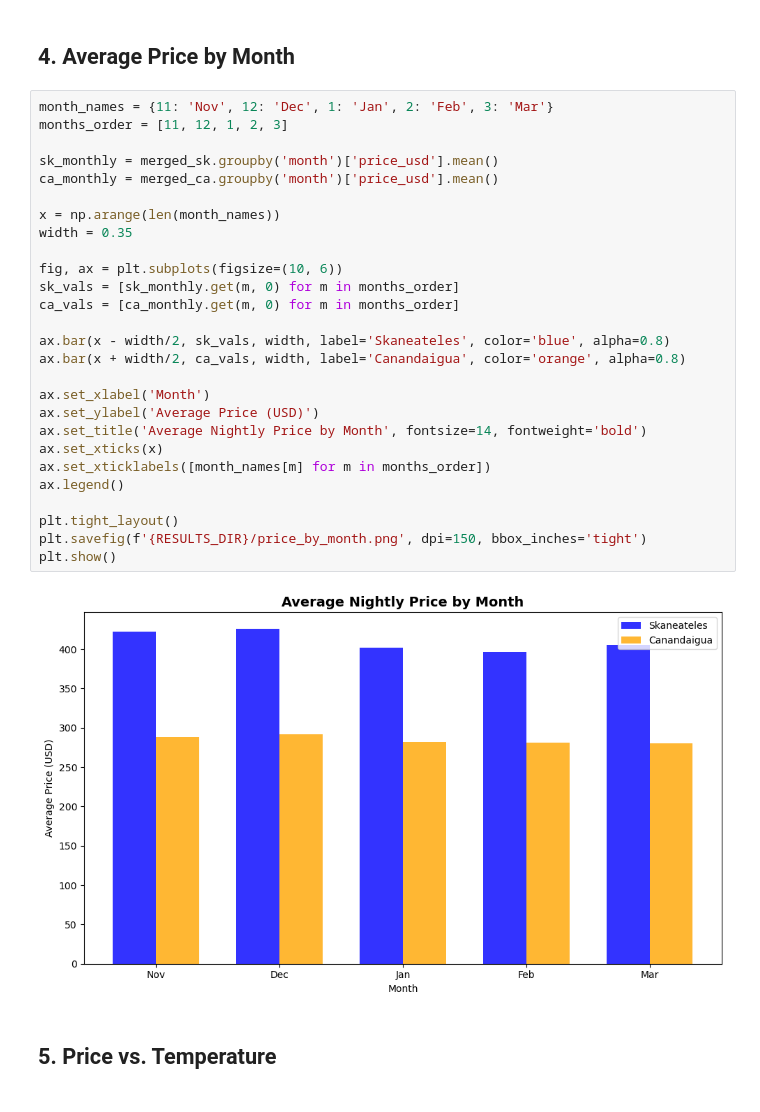
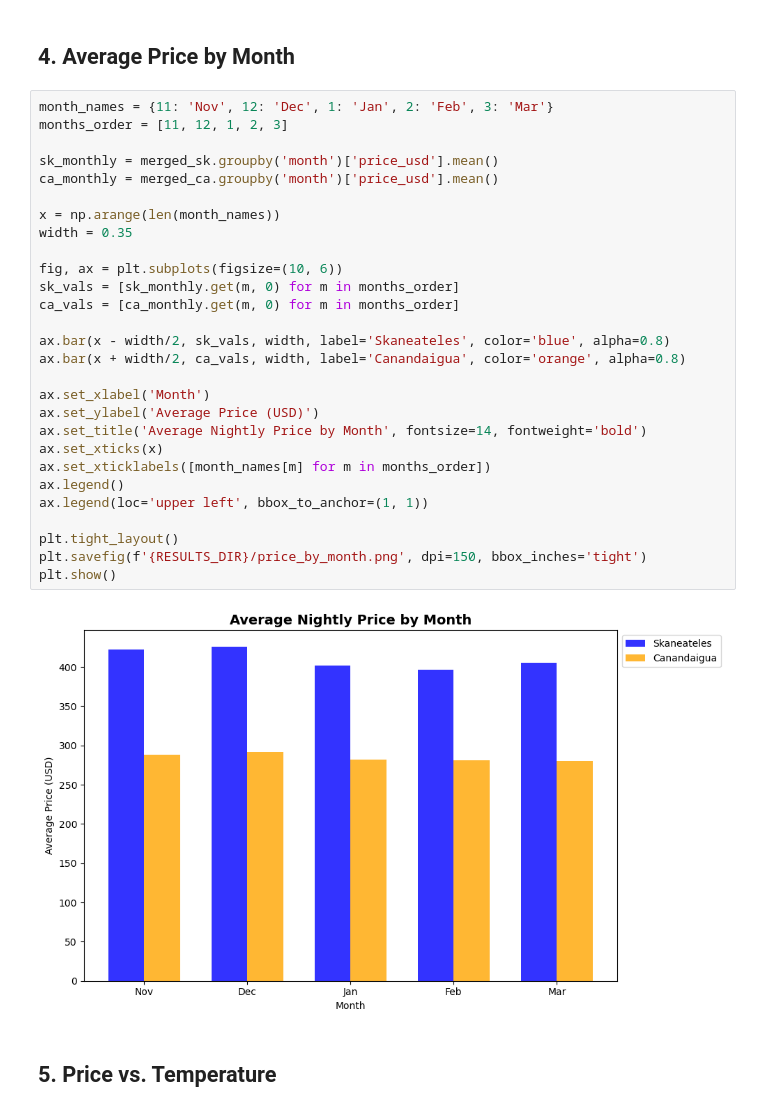
Before and after one commit to jiayuez103/dsci510_final_project, a Jupyter notebook: src/results.ipynb, the cells around one changed output. Saved outputs shown, nothing was run; the diff lists cells and outputs as text.

Commit message:
Final submission - fix result legend

```diff
--- a/src/results.ipynb
+++ b/src/results.ipynb
@@ -103,32 +103,33 @@ plt.show()
 # %%
 month_names = {11: 'Nov', 12: 'Dec', 1: 'Jan', 2: 'Feb', 3: 'Mar'}
 months_order = [11, 12, 1, 2, 3]
 
 sk_monthly = merged_sk.groupby('month')['price_usd'].mean()
 ca_monthly = merged_ca.groupby('month')['price_usd'].mean()
 
 x = np.arange(len(month_names))
 width = 0.35
 
 fig, ax = plt.subplots(figsize=(10, 6))
 sk_vals = [sk_monthly.get(m, 0) for m in months_order]
 ca_vals = [ca_monthly.get(m, 0) for m in months_order]
 
 ax.bar(x - width/2, sk_vals, width, label='Skaneateles', color='blue', alpha=0.8)
 ax.bar(x + width/2, ca_vals, width, label='Canandaigua', color='orange', alpha=0.8)
 
 ax.set_xlabel('Month')
 ax.set_ylabel('Average Price (USD)')
 ax.set_title('Average Nightly Price by Month', fontsize=14, fontweight='bold')
 ax.set_xticks(x)
 ax.set_xticklabels([month_names[m] for m in months_order])
 ax.legend()
+ax.legend(loc='upper left', bbox_to_anchor=(1, 1))
 
 plt.tight_layout()
 plt.savefig(f'{RESULTS_DIR}/price_by_month.png', dpi=150, bbox_inches='tight')
 plt.show()
 # %% [output]
-[figure, old version]
+[figure, new version]
 # %% [markdown]
 ## 5. Price vs. Temperature
 # %%
```
Also changed, not shown: 1 other file.
